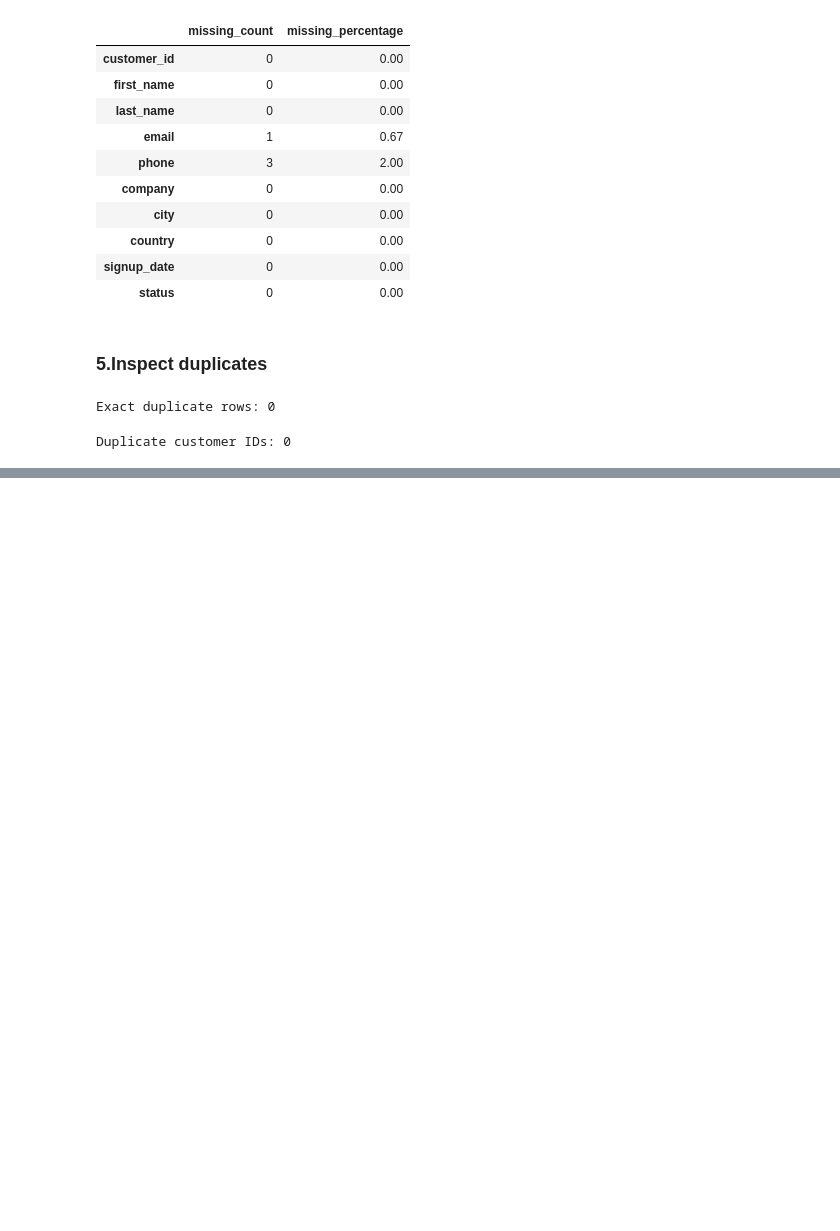
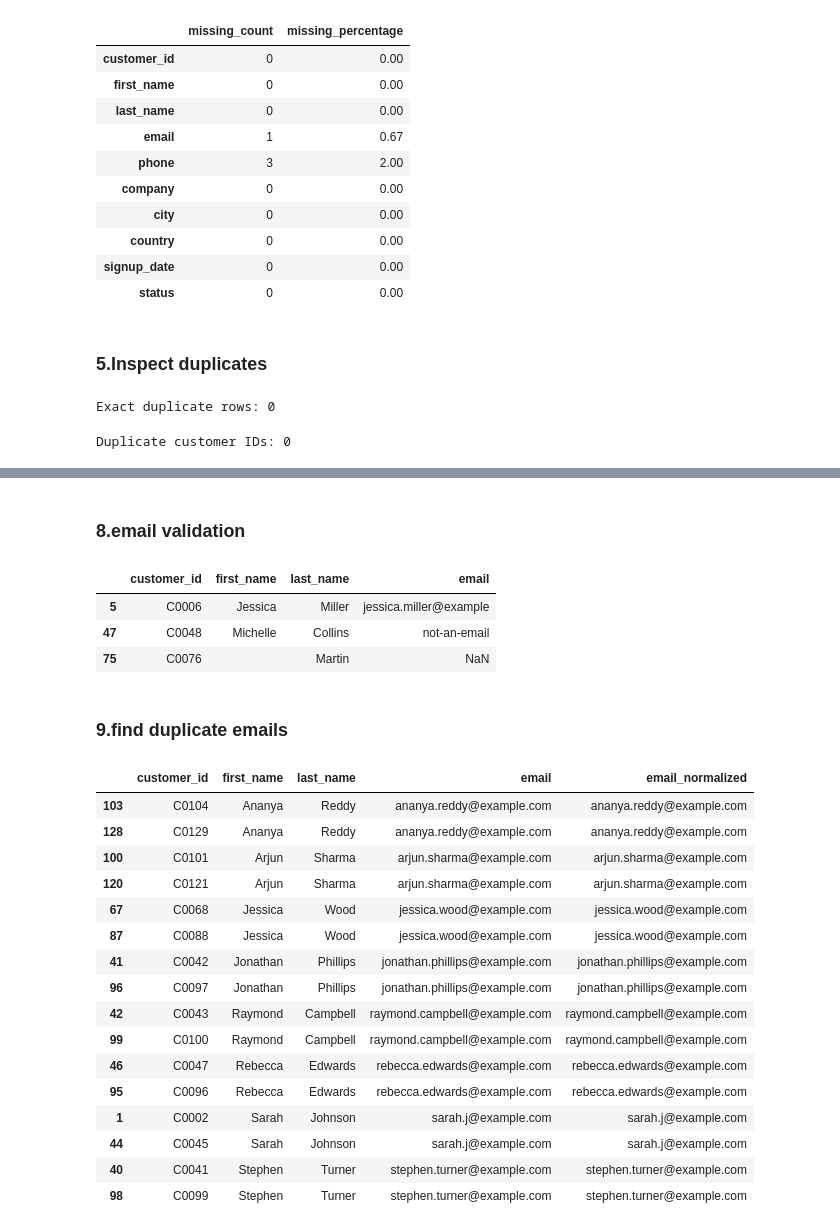
Before and after one commit to tpgx404/crm-contact-data-cleaning, a Jupyter notebook: notebooks/data_quality_analysis.ipynb, the cells around one changed output, grey strips where cells are left out. Drawn from its saved outputs; the diff is of its cells as text; code cells hidden in the pictures; blank space fills up the shorter version.

```diff
--- a/notebooks/data_quality_analysis.ipynb
+++ b/notebooks/data_quality_analysis.ipynb
@@ -100,0 +153,60 @@ Duplicate customer IDs: 0
+# %% [markdown]
+### 8.email validation
+# %%
+import re
+
+email_pattern = r"^[A-Za-z0-9._%+-]+@[A-Za-z0-9.-]+\.[A-Za-z]{2,}$"
+
+email_check = df.copy()
+
+email_check["email_valid"] = email_check["email"].apply(
+    lambda email: bool(re.match(email_pattern, email.strip()))
+    if pd.notna(email) and email.strip() != ""
+    else False
+)
+
+invalid_emails = email_check[
+    email_check["email_valid"] == False
+]
+
+invalid_emails[["customer_id", "first_name", "last_name", "email"]]
+# %% [output]
+|  | customer_id | first_name | last_name | email |
+| 5 | C0006 | Jessica | Miller | jessica.miller@example |
+| 47 | C0048 | Michelle | Collins | not-an-email |
+| 75 | C0076 |  | Martin | NaN |
+# %% [markdown]
+### 9.find duplicate emails
+# %%
+df["email_normalized"] = (
+    df["email"]
+    .str.strip()
+    .str.lower()
+)
+
+duplicate_email_records = df[
+    df["email_normalized"].notna()
+    & df["email_normalized"].duplicated(keep=False)
+].sort_values("email_normalized")
+
+duplicate_email_records[
+    ["customer_id", "first_name", "last_name", "email", "email_normalized"]
+]
+# %% [output]
+|  | customer_id | first_name | last_name | email | email_normalized |
+| 103 | C0104 | Ananya | Reddy | ananya.reddy@example.com | ananya.reddy@example.com |
+| 128 | C0129 | Ananya | Reddy | ananya.reddy@example.com | ananya.reddy@example.com |
+| 100 | C0101 | Arjun | Sharma | arjun.sharma@example.com | arjun.sharma@example.com |
+| 120 | C0121 | Arjun | Sharma | arjun.sharma@example.com | arjun.sharma@example.com |
+| 67 | C0068 | Jessica | Wood | jessica.wood@example.com | jessica.wood@example.com |
+| 87 | C0088 | Jessica | Wood | jessica.wood@example.com | jessica.wood@example.com |
+| 41 | C0042 | Jonathan | Phillips | jonathan.phillips@example.com | jonathan.phillips@example.com |
+| 96 | C0097 | Jonathan | Phillips | jonathan.phillips@example.com | jonathan.phillips@example.com |
+| 42 | C0043 | Raymond | Campbell | raymond.campbell@example.com | raymond.campbell@example.com |
+| 99 | C0100 | Raymond | Campbell | raymond.campbell@example.com | raymond.campbell@example.com |
+| 46 | C0047 | Rebecca | Edwards | rebecca.edwards@example.com | rebecca.edwards@example.com |
+| 95 | C0096 | Rebecca | Edwards | rebecca.edwards@example.com | rebecca.edwards@example.com |
+| 1 | C0002 | Sarah | Johnson | sarah.j@example.com | sarah.j@example.com |
+| 44 | C0045 | Sarah | Johnson | sarah.j@example.com | sarah.j@example.com |
+| 40 | C0041 | Stephen | Turner | stephen.turner@example.com | stephen.turner@example.com |
+| 98 | C0099 | Stephen | Turner | stephen.turner@example.com | stephen.turner@example.com |
```
Also changed, not shown: parts of 18 cells of this notebook.
